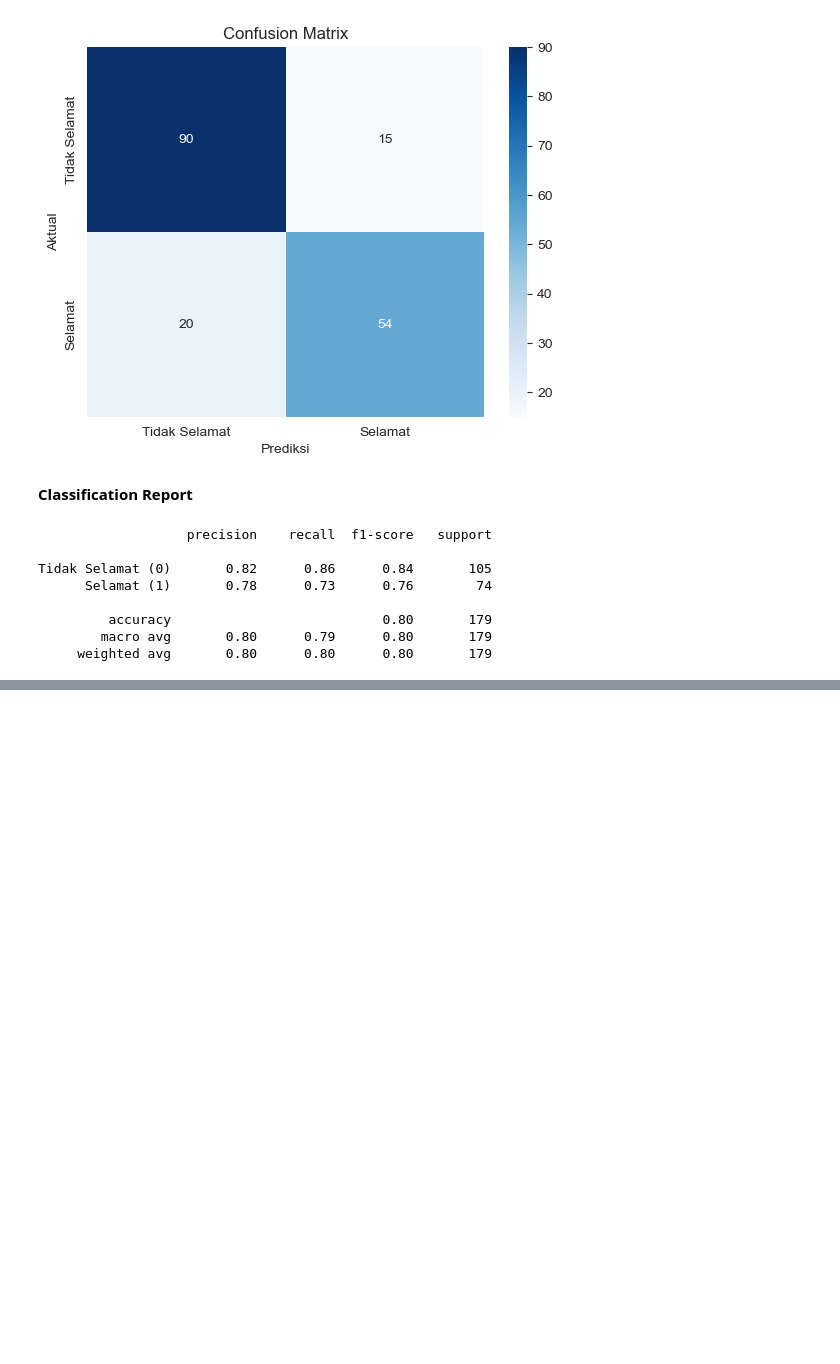
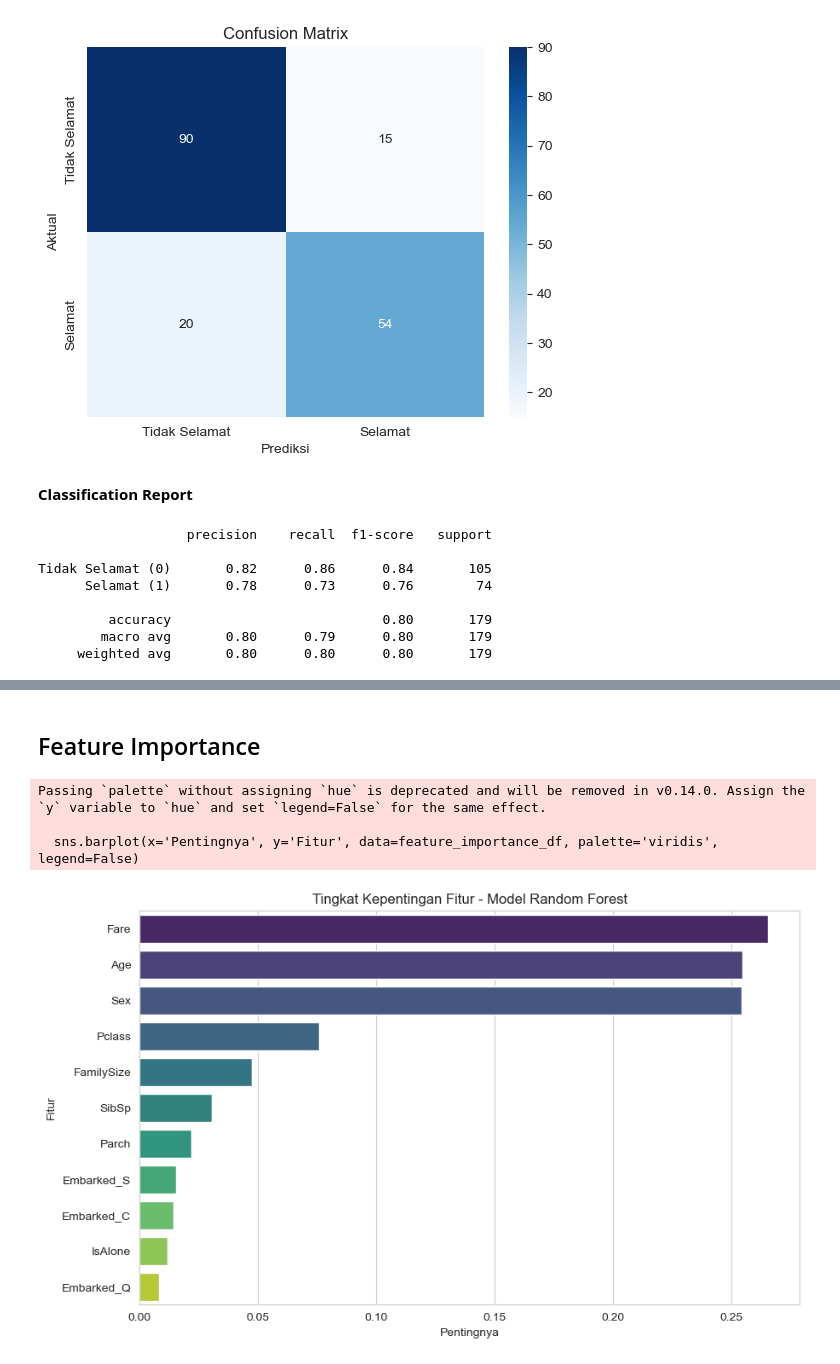
Before and after one commit to Ulinuhabduh/ML-Journey, a Jupyter notebook: Bulan 1/01-First-Data-Load.ipynb, the cells around one changed output, grey strips where cells are left out. Drawn from its saved outputs; the diff is of its cells as text; code cells hidden in the pictures; blank space fills up the shorter version.

```diff
--- a/Bulan 1/01-First-Data-Load.ipynb
+++ b/Bulan 1/01-First-Data-Load.ipynb
@@ -653,0 +712,23 @@ Tidak Selamat (0)       0.82      0.86      0.84       105
+# %% [markdown]
+## Feature Importance
+# %%
+# Dapatkan feature importance dari model yang sudah dilatih
+importances = rf_model.feature_importances_
+feature_names = X_train.columns
+
+# Buat DataFrame untuk visualisasi yang lebih mudah
+feature_importance_df = pd.DataFrame({'Fitur': feature_names, 'Pentingnya': importances})
+
+# Urutkan DataFrame berdasarkan tingkat pentingnya
+feature_importance_df = feature_importance_df.sort_values(by='Pentingnya', ascending=False)
+
+# Visualisasikan
+plt.figure(figsize=(10, 6))
+sns.barplot(x='Pentingnya', y='Fitur', data=feature_importance_df, palette='viridis', legend=False)
+plt.title('Tingkat Kepentingan Fitur - Model Random Forest')
+plt.show()
+# %% [output]
+Passing `palette` without assigning `hue` is deprecated and will be removed in v0.14.0. Assign the `y` variable to `hue` and set `legend=False` for the same effect.
+
+  sns.barplot(x='Pentingnya', y='Fitur', data=feature_importance_df, palette='viridis', legend=False)
+[figure, added]
```
Also changed, not shown: parts of 4 cells of this notebook.
